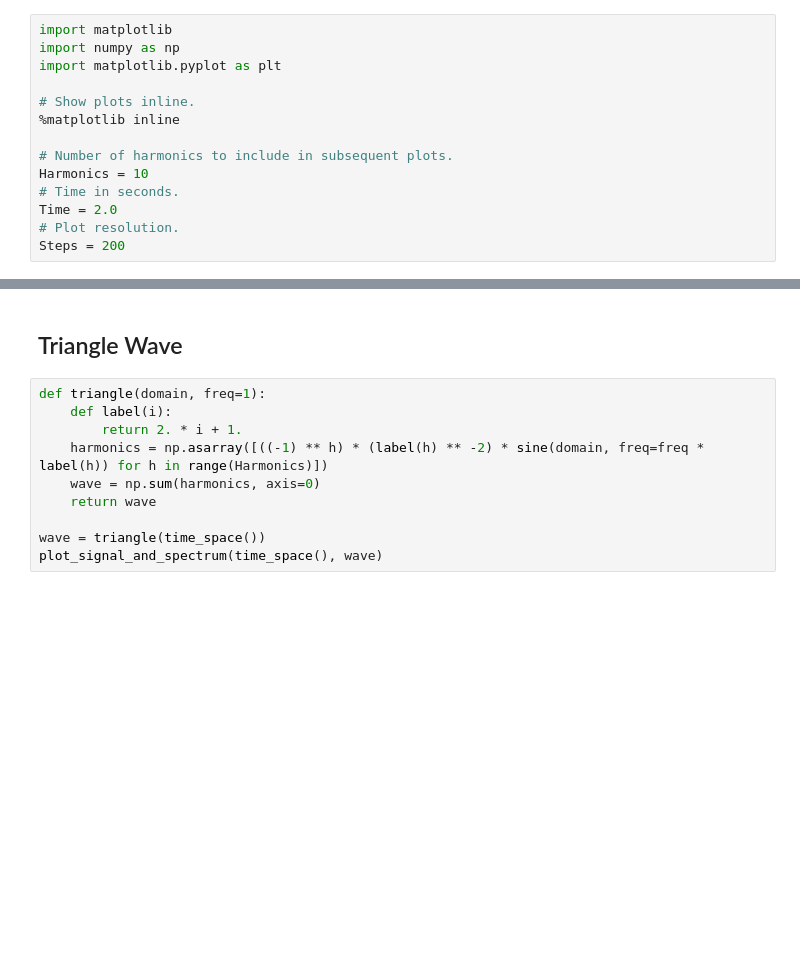
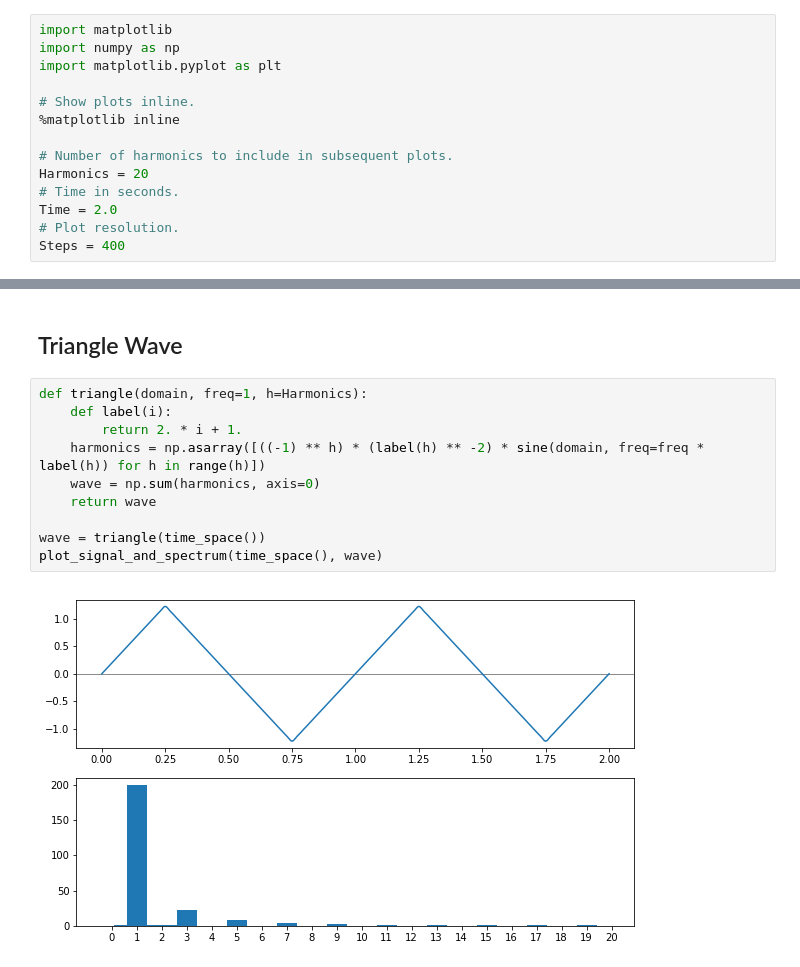
Before and after one commit to erynofwales/music, a Jupyter notebook: waves.ipynb, the cells around one changed output, grey strips where cells are left out. Drawn from its saved outputs; the diff is of its cells as text; blank space fills up the shorter version.

```diff
--- a/waves.ipynb
+++ b/waves.ipynb
@@ -7,11 +7,11 @@ import matplotlib.pyplot as plt
 %matplotlib inline
 
 # Number of harmonics to include in subsequent plots.
-Harmonics = 10
+Harmonics = 20
 # Time in seconds.
 Time = 2.0
 # Plot resolution.
-Steps = 200
+Steps = 400
 # %%
 # Array of step values.
 def time_space(sec=Time, samples=Steps):
@@ -95,12 +103,14 @@ plot_signal_and_spectrum(time_space(), wave)
 # %% [markdown]
 ## Triangle Wave
 # %%
-def triangle(domain, freq=1):
+def triangle(domain, freq=1, h=Harmonics):
     def label(i):
         return 2. * i + 1.
-    harmonics = np.asarray([((-1) ** h) * (label(h) ** -2) * sine(domain, freq=freq * label(h)) for h in range(Harmonics)])
+    harmonics = np.asarray([((-1) ** h) * (label(h) ** -2) * sine(domain, freq=freq * label(h)) for h in range(h)])
     wave = np.sum(harmonics, axis=0)
     return wave
 
 wave = triangle(time_space())
 plot_signal_and_spectrum(time_space(), wave)
+# %% [output]
+[figure, added]
```
Also changed, not shown: parts of 5 cells of this notebook.
